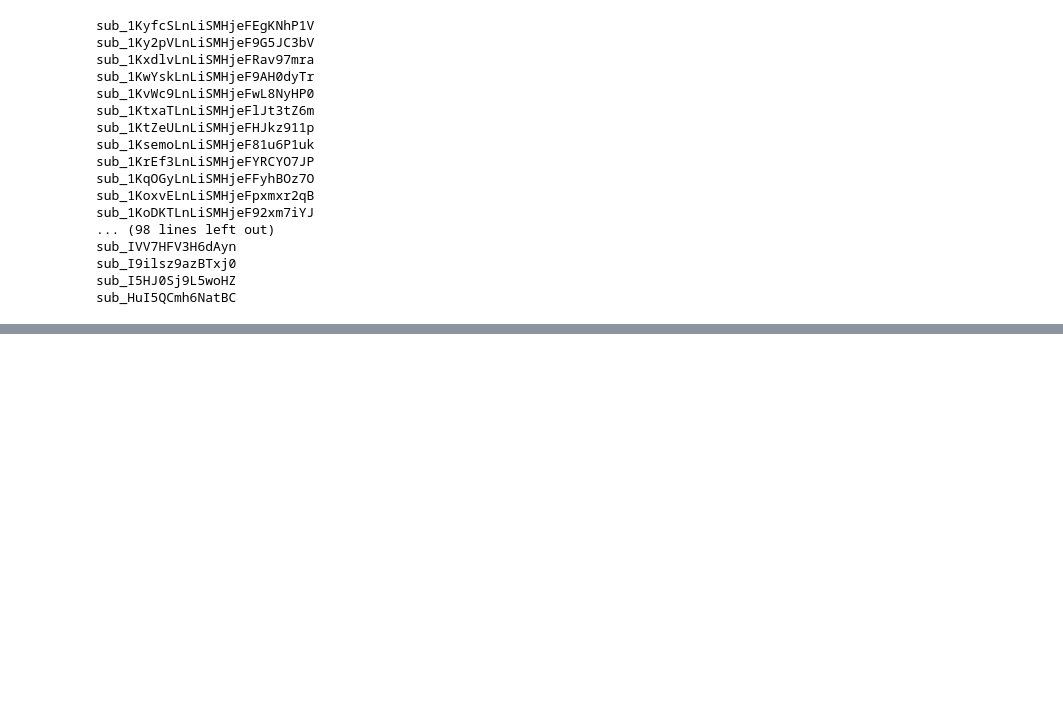
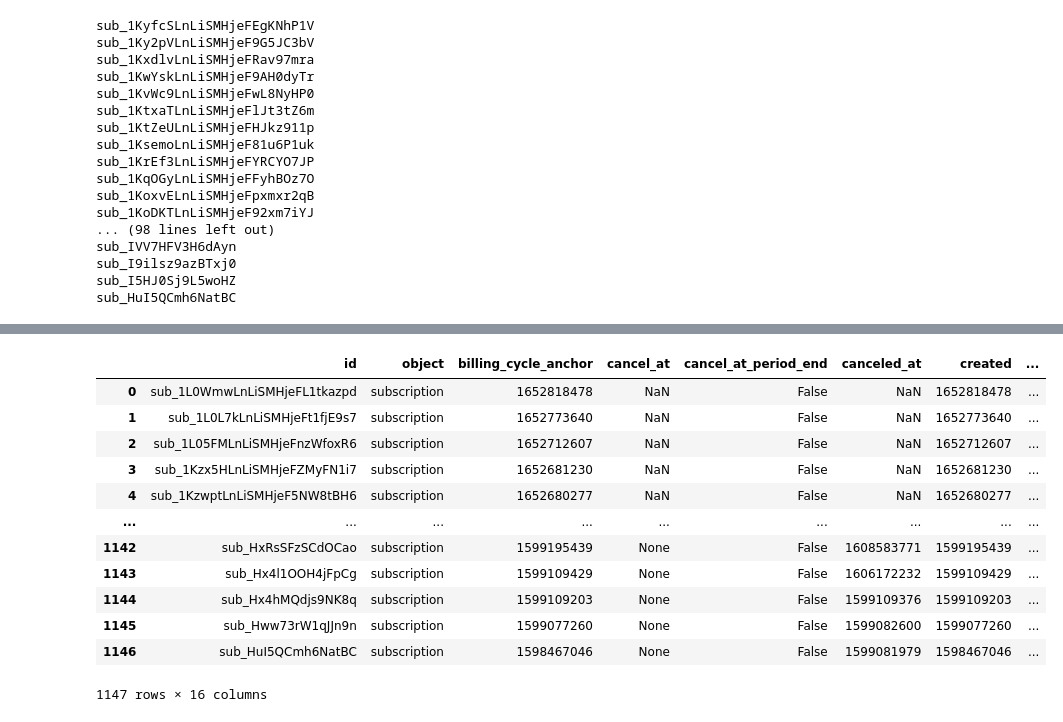
Before and after one commit to jwwstauf/stripe-etl, a Jupyter notebook: stripe api requests.ipynb, the cells around one changed output, grey strips where cells are left out. Saved outputs shown, nothing was run; the diff lists cells and outputs as text; code cells hidden in the pictures; blank space fills up the shorter version.

Commit message:
updated queries and additional data cleaning

```diff
--- a/stripe api requests.ipynb
+++ b/stripe api requests.ipynb
@@ -93,0 +114,36 @@ sub_df = sub_df.drop(labels=['tax_percent', 'trial_start', 'trial_end'], axis=1)
+# %%
+#need to change billing cycle anchor to date format
+sub_df = sub_df.drop(labels=['billing_thresholds', 'collection_method', 'days_until_due', 'default_payment_method', 'default_source', 'default_tax_rates', 'description', 'discount','automatic_tax.enabled', 'items.object', 'items.data', 'items.has_more',
+       'test_clock', 'transfer_data',
+       'automatic_tax.enabled', 'items.object', 'items.data', 'items.has_more',
+       'items.total_count', 'items.url',
+       'payment_settings.payment_method_options',
+       'payment_settings.payment_method_types', 'plan.id', 'plan.object',
+       'plan.active', 'plan.aggregate_usage', 'plan.amount',
+       'plan.amount_decimal', 'plan.billing_scheme', 'plan.created',
+       'plan.currency', 'plan.interval', 'plan.interval_count',
+       'plan.livemode', 'plan.nickname', 'plan.product', 'plan.tiers',
+       'plan.tiers_mode', 'plan.transform_usage', 'plan.trial_period_days',
+       'plan.usage_type', 'pause_collection.behavior',
+       'pause_collection.resumes_at'
+       ], axis=1)
+# %%
+sub_df = sub_df.drop(labels=['next_pending_invoice_item_invoice', 'pause_collection', 'pending_invoice_item_interval', 'pending_setup_intent', 'pending_update', 'payment_settings.save_default_payment_method'], axis=1)
+# %%
+sub_df = sub_df.drop(labels='latest_invoice', axis=1)
+# %%
+sub_df
+# %% [output]
+|  | id | object | billing_cycle_anchor | cancel_at | cancel_at_period_end | canceled_at | created | ... |
+| 0 | sub_1L0WmwLnLiSMHjeFL1tkazpd | subscription | 1652818478 | NaN | False | NaN | 1652818478 | ... |
+| 1 | sub_1L0L7kLnLiSMHjeFt1fjE9s7 | subscription | 1652773640 | NaN | False | NaN | 1652773640 | ... |
+| 2 | sub_1L05FMLnLiSMHjeFnzWfoxR6 | subscription | 1652712607 | NaN | False | NaN | 1652712607 | ... |
+| 3 | sub_1Kzx5HLnLiSMHjeFZMyFN1i7 | subscription | 1652681230 | NaN | False | NaN | 1652681230 | ... |
+| 4 | sub_1KzwptLnLiSMHjeF5NW8tBH6 | subscription | 1652680277 | NaN | False | NaN | 1652680277 | ... |
+| ... | ... | ... | ... | ... | ... | ... | ... | ... |
+| 1142 | sub_HxRsSFzSCdOCao | subscription | 1599195439 | None | False | 1608583771 | 1599195439 | ... |
+| 1143 | sub_Hx4l1OOH4jFpCg | subscription | 1599109429 | None | False | 1606172232 | 1599109429 | ... |
+| 1144 | sub_Hx4hMQdjs9NK8q | subscription | 1599109203 | None | False | 1599109376 | 1599109203 | ... |
+| 1145 | sub_Hww73rW1qJJn9n | subscription | 1599077260 | None | False | 1599082600 | 1599077260 | ... |
+| 1146 | sub_HuI5QCmh6NatBC | subscription | 1598467046 | None | False | 1599081979 | 1598467046 | ... |
+1147 rows × 16 columns
```
Also changed, not shown: parts of 5 cells of this notebook, 1 other file.
